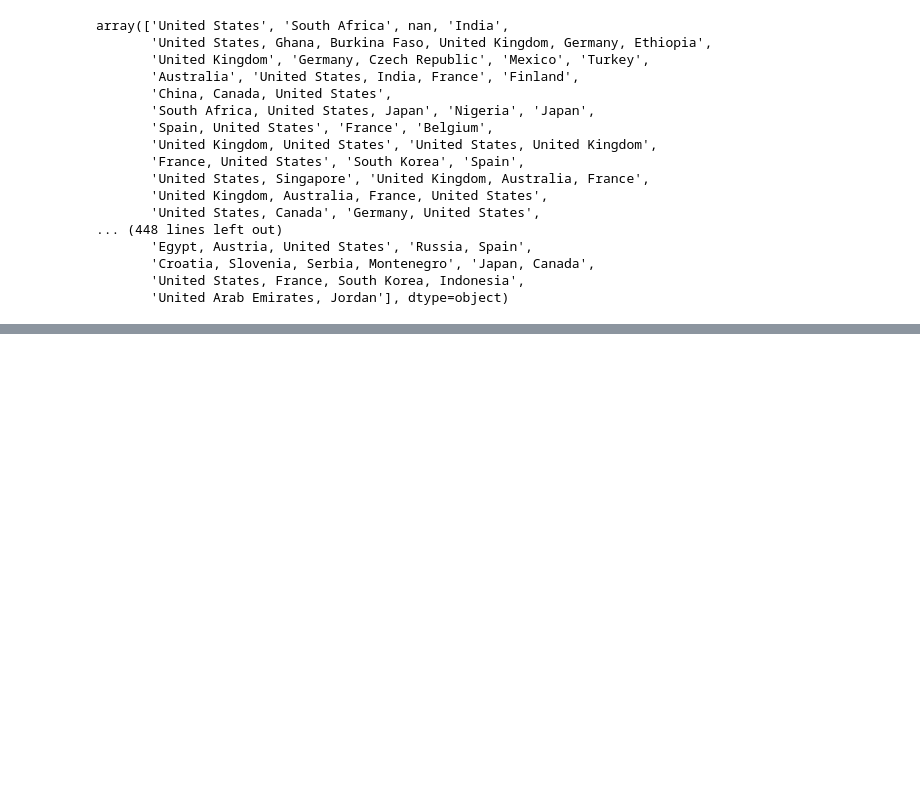
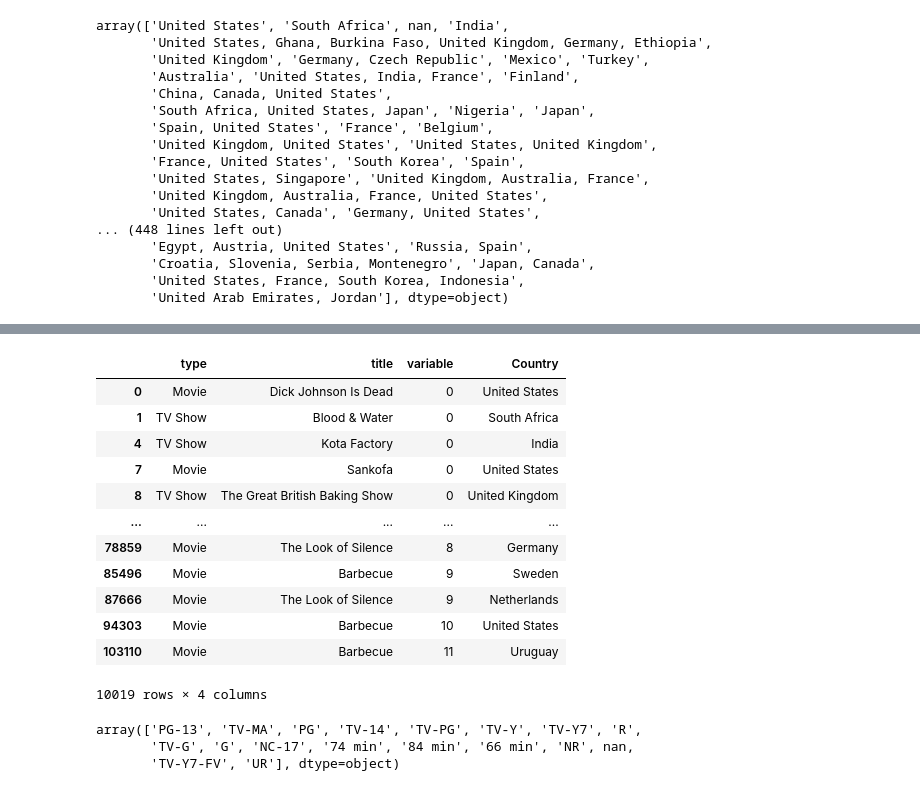
Before and after one commit to mahdiislam79/Excel_Sheet_Cleaning, a Jupyter notebook: Netflix_eda.ipynb, the cells around one changed output, grey strips where cells are left out. Saved outputs shown, nothing was run; the diff lists cells and outputs as text; code cells hidden in the pictures; blank space fills up the shorter version.

```diff
--- a/Netflix_eda.ipynb
+++ b/Netflix_eda.ipynb
@@ -124,0 +145,22 @@ array(['United States', 'South Africa', nan, 'India',
+# %%
+country_count = data_import.copy()
+country_count = pd.concat([country_count, data_import['country'].str.split(',', expand =True)], axis = 1)
+country_count = country_count.melt(id_vars = ['type','title'], value_vars=range(12), value_name = "Country") # In this case both list(rnage(12)) and range(12) can be used as arguement for value_vars
+country_count = country_count[country_count['Country'].notna()]
+country_count["Country"] = country_count['Country'].str.strip()
+# %%
+country_count
+# %% [output]
+|  | type | title | variable | Country |
+| 0 | Movie | Dick Johnson Is Dead | 0 | United States |
+| 1 | TV Show | Blood & Water | 0 | South Africa |
+| 4 | TV Show | Kota Factory | 0 | India |
+| 7 | Movie | Sankofa | 0 | United States |
+| 8 | TV Show | The Great British Baking Show | 0 | United Kingdom |
+| ... | ... | ... | ... | ... |
+| 78859 | Movie | The Look of Silence | 8 | Germany |
+| 85496 | Movie | Barbecue | 9 | Sweden |
+| 87666 | Movie | The Look of Silence | 9 | Netherlands |
+| 94303 | Movie | Barbecue | 10 | United States |
+| 103110 | Movie | Barbecue | 11 | Uruguay |
+10019 rows × 4 columns
@@ -124,0 +169,6 @@ array(['United States', 'South Africa', nan, 'India',
+# %%
+data_import['rating'].unique()
+# %% [output]
+array(['PG-13', 'TV-MA', 'PG', 'TV-14', 'TV-PG', 'TV-Y', 'TV-Y7', 'R',
+       'TV-G', 'G', 'NC-17', '74 min', '84 min', '66 min', 'NR', nan,
+       'TV-Y7-FV', 'UR'], dtype=object)
```
Also changed, not shown: parts of 4 cells of this notebook.
